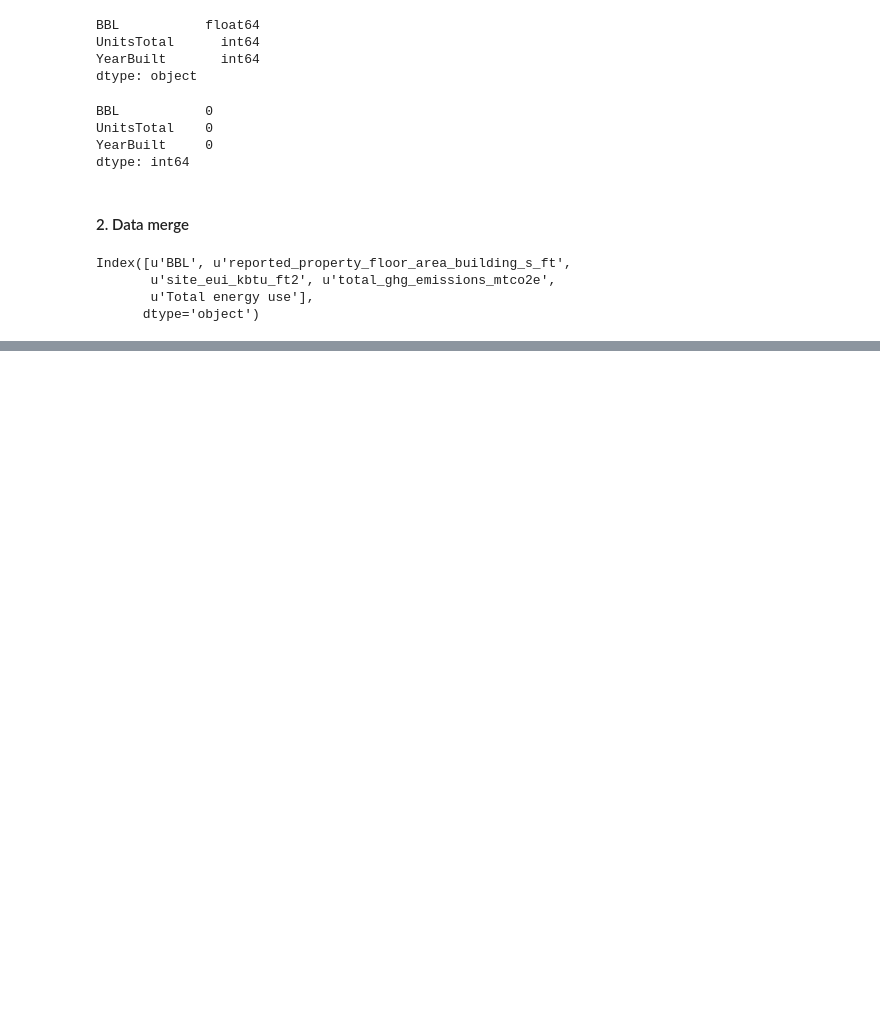
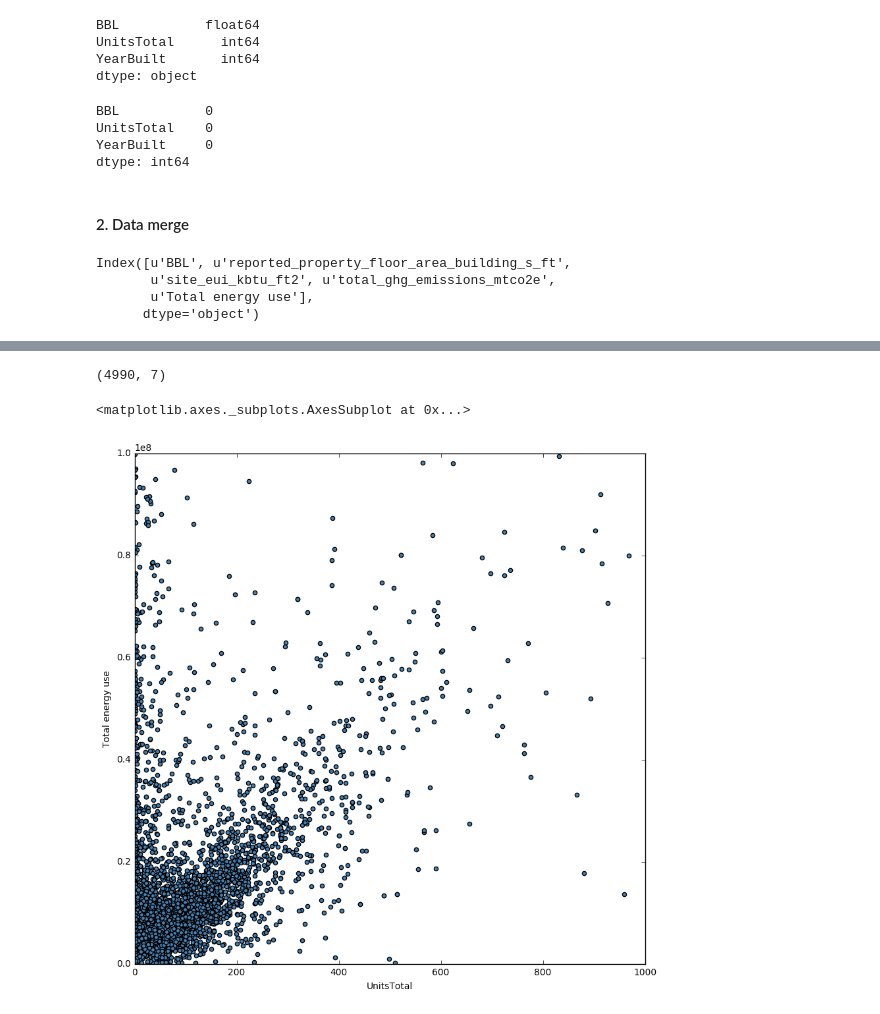
Before and after one commit to anastasiashe/PUI2016_as10790, a Jupyter notebook: HW6_as10790/Assignment2_as10790.ipynb, the cells around one changed output, grey strips where cells are left out. Cells and saved outputs as stored; diff of their text form; code cells hidden in the pictures; blank space fills up the shorter version.

```diff
--- a/HW6_as10790/Assignment2_as10790.ipynb
+++ b/HW6_as10790/Assignment2_as10790.ipynb
@@ -282,0 +297,6 @@ eUse_mpluto.plot.scatter('UnitsTotal', 'Total energy use')
+# %%
+# Removing outliers, which are zero values of total energy use and number of units
+
+eUse_mpluto_cut = eUse_mpluto[eUse_mpluto['Total energy use'] > 0]
+eUse_mpluto_cut = eUse_mpluto_cut[eUse_mpluto['UnitsTotal'] > 0]
+#eUse_mpluto_cut = eUse_mpluto[eUse_mpluto['Total energy use'] <= 1000]
@@ -282,0 +312,11 @@ eUse_mpluto.plot.scatter('UnitsTotal', 'Total energy use')
+# %%
+eUse_mpluto_cut.shape
+# %% [output]
+(4990, 7)
+# %%
+eUse_mpluto_cut.plot.scatter('UnitsTotal', 'Total energy use',
+                         xlim = (0, 1000), ylim = (0, 1e8),
+                         figsize = (10, 10), color = 'SteelBlue')
+# %% [output]
+<matplotlib.axes._subplots.AxesSubplot at 0x...>
+[figure, added]
```
Also changed, not shown: parts of 21 cells of this notebook.
